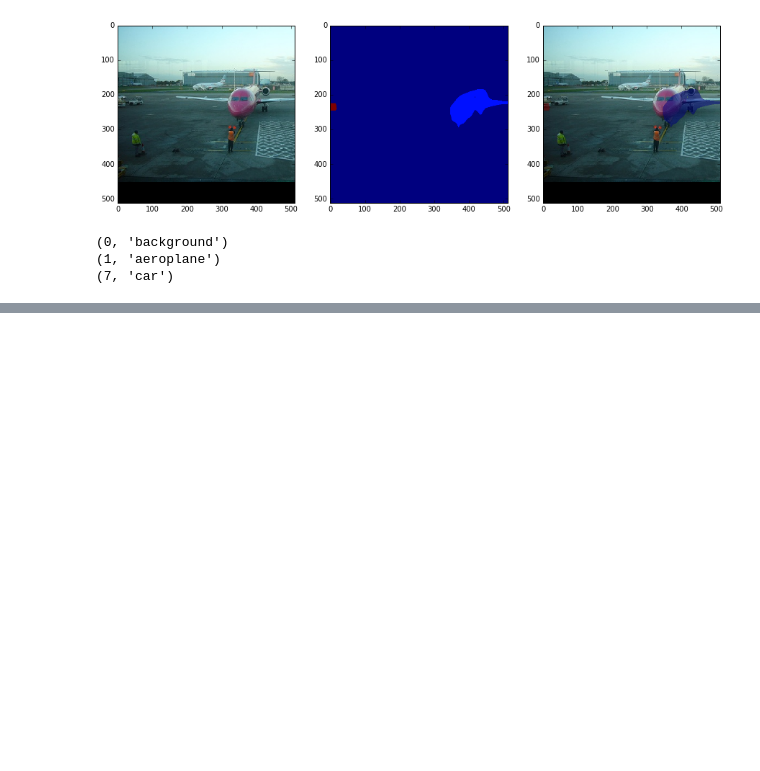
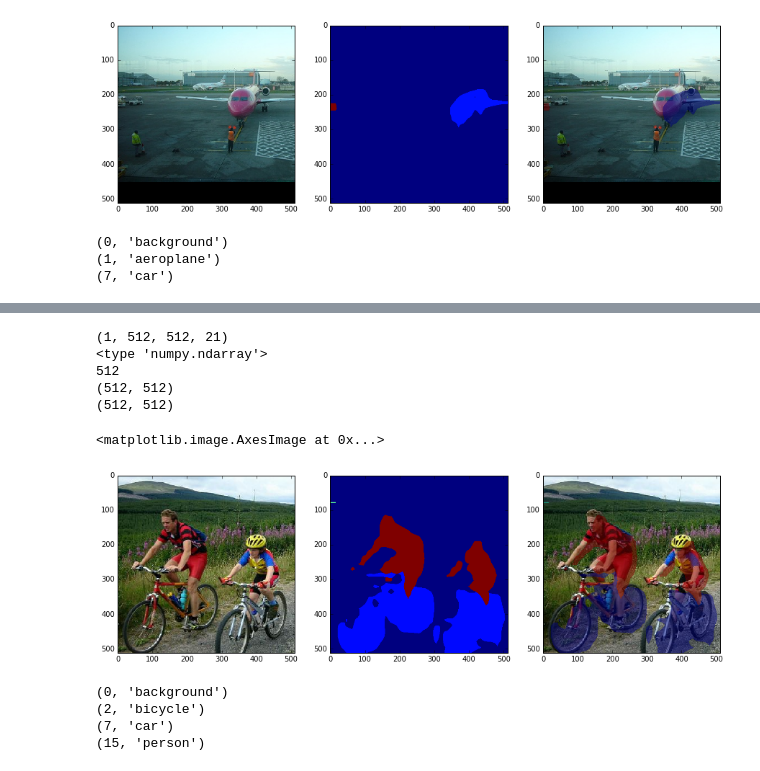
Before and after one commit to Gurupradeep/FCN-for-Semantic-Segmentation, a Jupyter notebook: FCN-16.ipynb, the cells around one changed output, grey strips where cells are left out. Saved outputs shown, nothing was run; the diff lists cells and outputs as text; code cells hidden in the pictures; blank space fills up the shorter version.

```diff
--- a/FCN-16.ipynb
+++ b/FCN-16.ipynb
@@ -397,0 +456,35 @@ for c in np.unique(imclass):
+# %%
+#imperson = preds[0,class2index['person'],:,:]
+print(preds.shape)
+imclass = np.argmax(preds, axis=3)[0,:,:]
+print(type(imclass))
+print(len(imclass))
+print(imclass.shape)
+print(imclass.shape)
+plt.figure(figsize = (15, 7))
+plt.subplot(1,3,1)
+plt.imshow( np.asarray(im1) )
+plt.subplot(1,3,2)
+plt.imshow( imclass )
+plt.subplot(1,3,3)
+plt.imshow( np.asarray(im1) )
+masked_imclass = np.ma.masked_where(imclass == 0, imclass)
+#plt.imshow( imclass, alpha=0.5 )
+plt.imshow( masked_imclass, alpha=0.5 )
+# %% [output]
+(1, 512, 512, 21)
+<type 'numpy.ndarray'>
+512
+(512, 512)
+(512, 512)
+<matplotlib.image.AxesImage at 0x...>
+[figure, added]
+# %%
+# List of dominant classes found in the image
+for c in np.unique(imclass):
+    print(c, str(description[0,c][0]))
+# %% [output]
+(0, 'background')
+(2, 'bicycle')
+(7, 'car')
+(15, 'person')
```
Also changed, not shown: parts of 13 cells of this notebook, 5 other files.
